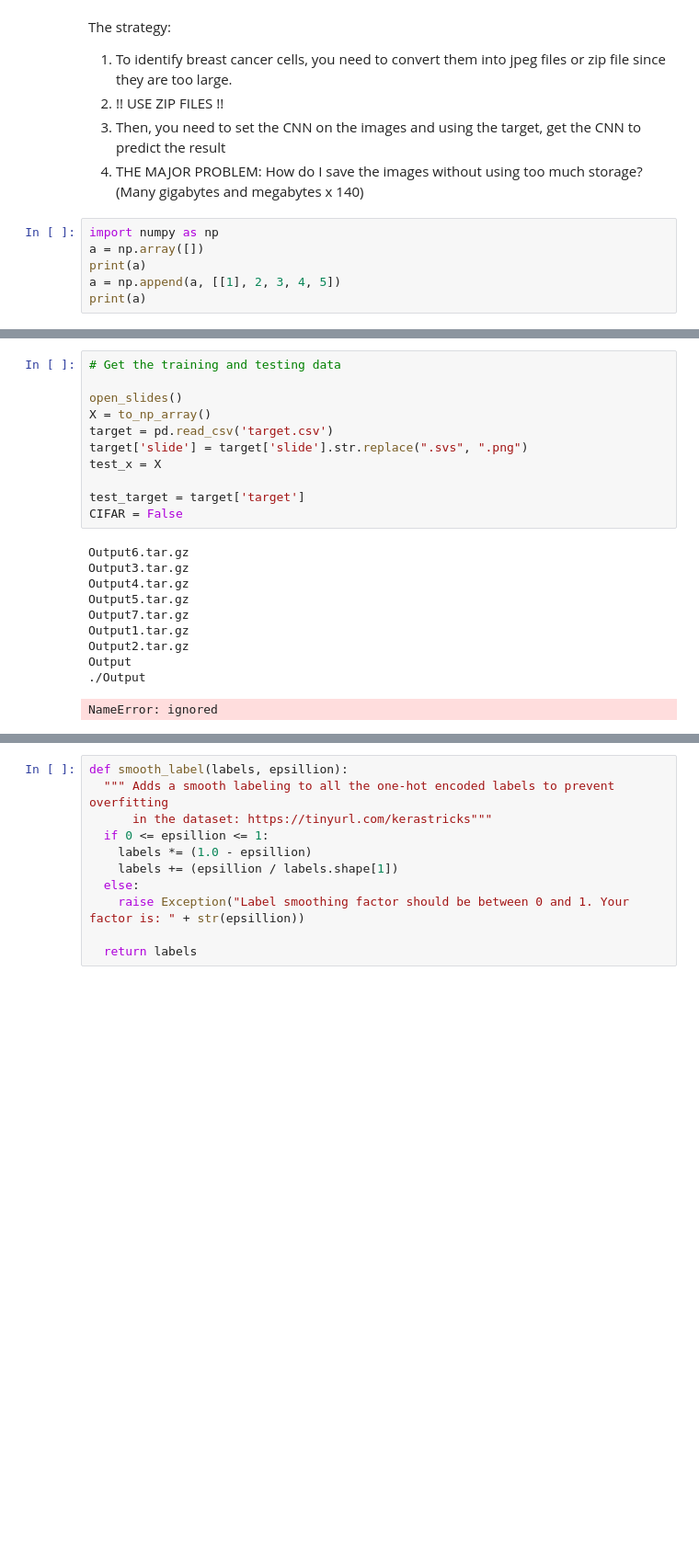
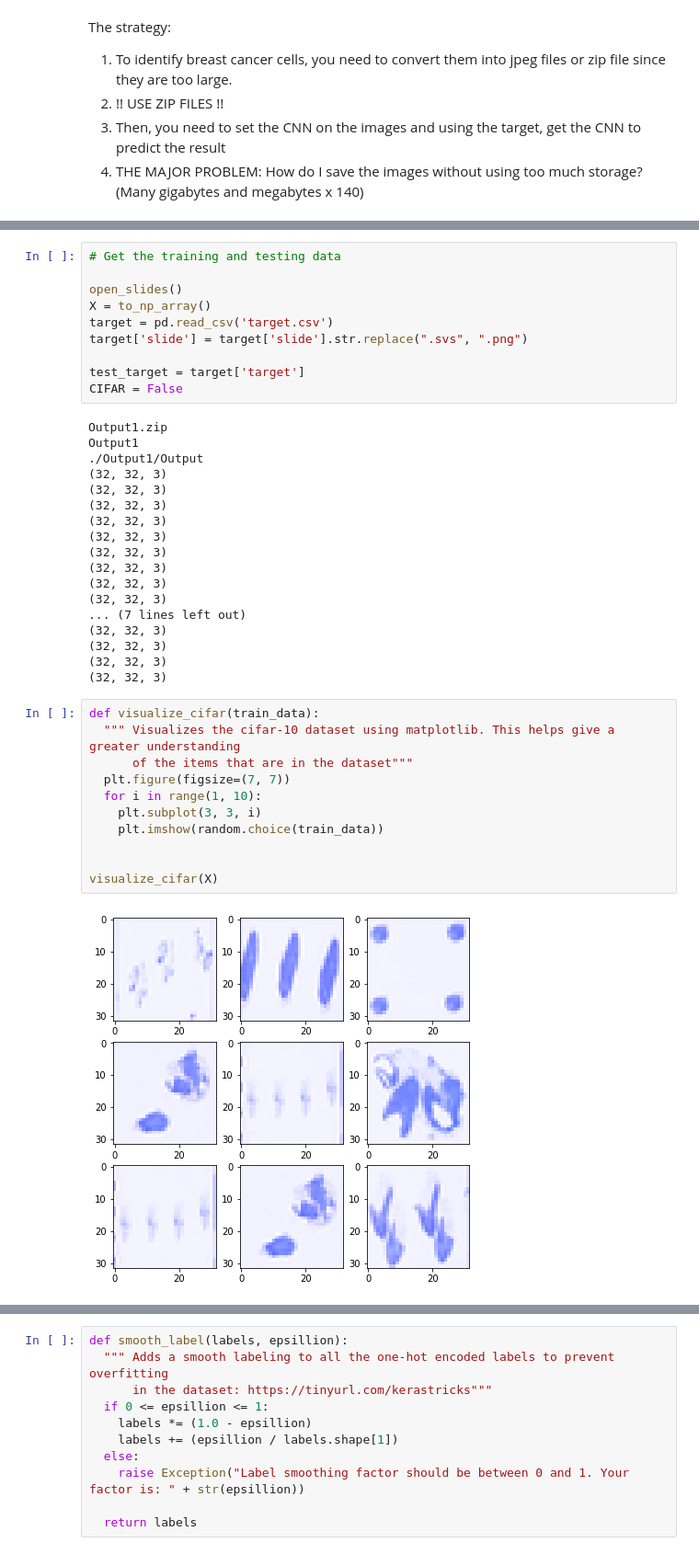
Before and after one commit to AstroNoodles/Mini-Projects, a Jupyter notebook: Parallel_Sync_CNN_Research.ipynb, the cells around one changed output, grey strips where cells are left out. Shown at 92% size. Saved outputs shown, nothing was run; the diff lists cells and outputs as text; blank space fills up the shorter version.

```diff
--- a/Parallel_Sync_CNN_Research.ipynb
+++ b/Parallel_Sync_CNN_Research.ipynb
@@ -121,9 +72,3 @@ since they are too large.
 3. Then, you need to set the CNN on the images and using the target, get the CNN to
 predict the result
 4. THE MAJOR PROBLEM: How do I save the images without using too much storage? (Many gigabytes and megabytes x 140)
-# %%
-import numpy as np
-a = np.array([])
-print(a)
-a = np.append(a, [[1], 2, 3, 4, 5])
-print(a)
@@ -177,18 +110,37 @@ open_slides()
 X = to_np_array()
 target = pd.read_csv('target.csv')
 target['slide'] = target['slide'].str.replace(".svs", ".png")
-test_x = X
 
 test_target = target['target']
 CIFAR = False
 # %% [output]
-Output6.tar.gz
-Output3.tar.gz
-Output4.tar.gz
-Output5.tar.gz
-Output7.tar.gz
-Output1.tar.gz
-Output2.tar.gz
-Output
-./Output
+Output1.zip
+Output1
+./Output1/Output
+(32, 32, 3)
+(32, 32, 3)
+(32, 32, 3)
+(32, 32, 3)
+(32, 32, 3)
+(32, 32, 3)
+(32, 32, 3)
+(32, 32, 3)
+(32, 32, 3)
+... (7 lines left out)
+(32, 32, 3)
+(32, 32, 3)
+(32, 32, 3)
+(32, 32, 3)
-NameError: ignored
+# %%
+def visualize_cifar(train_data):
+  """ Visualizes the cifar-10 dataset using matplotlib. This helps give a greater understanding
+      of the items that are in the dataset"""
+  plt.figure(figsize=(7, 7))
+  for i in range(1, 10):
+    plt.subplot(3, 3, i)
+    plt.imshow(random.choice(train_data))
+
+
+visualize_cifar(X)
+# %% [output]
+[figure, added]
```
Also changed, not shown: parts of 29 cells of this notebook.
